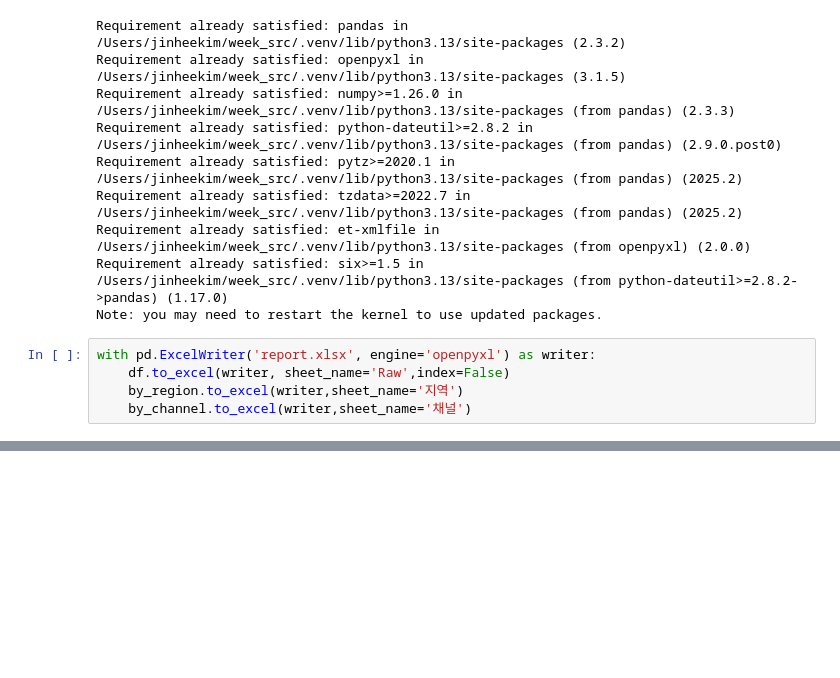
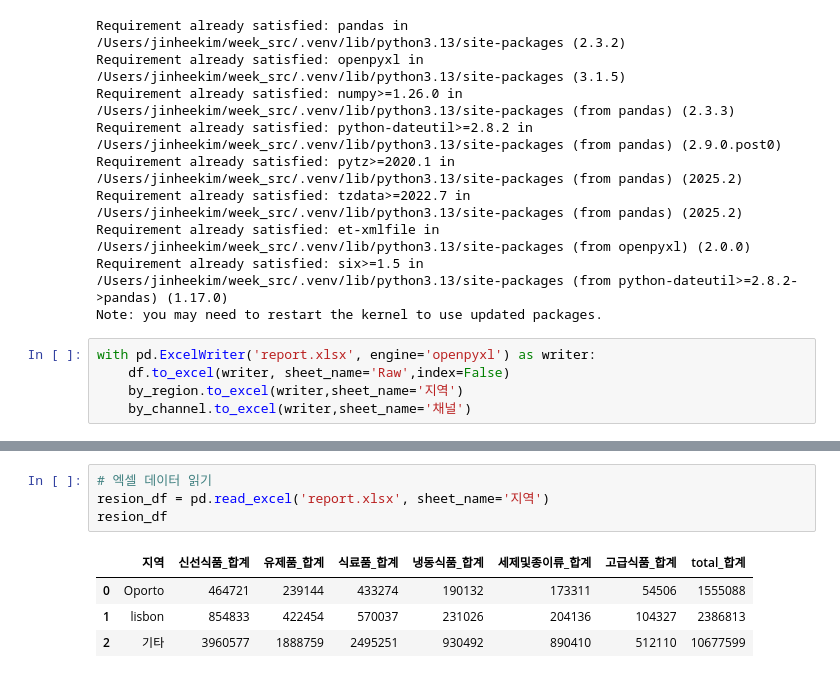
Before and after one commit to tojinnykim/upload, a Jupyter notebook: 4.excel/01.ipynb, the cells around one changed output, grey strips where cells are left out. Cells and saved outputs as stored; diff of their text form; blank space fills up the shorter version.

```diff
--- a/4.excel/01.ipynb
+++ b/4.excel/01.ipynb
@@ -184,0 +193,9 @@ with pd.ExcelWriter('report.xlsx', engine='openpyxl') as writer:
+# %%
+# 엑셀 데이터 읽기
+resion_df = pd.read_excel('report.xlsx', sheet_name='지역')
+resion_df
+# %% [output]
+|  | 지역 | 신선식품_합계 | 유제품_합계 | 식료품_합계 | 냉동식품_합계 | 세제및종이류_합계 | 고급식품_합계 | total_합계 |
+| 0 | Oporto | 464721 | 239144 | 433274 | 190132 | 173311 | 54506 | 1555088 |
+| 1 | lisbon | 854833 | 422454 | 570037 | 231026 | 204136 | 104327 | 2386813 |
+| 2 | 기타 | 3960577 | 1888759 | 2495251 | 930492 | 890410 | 512110 | 10677599 |
```
Also changed, not shown: parts of 5 cells of this notebook, 3 other files.
